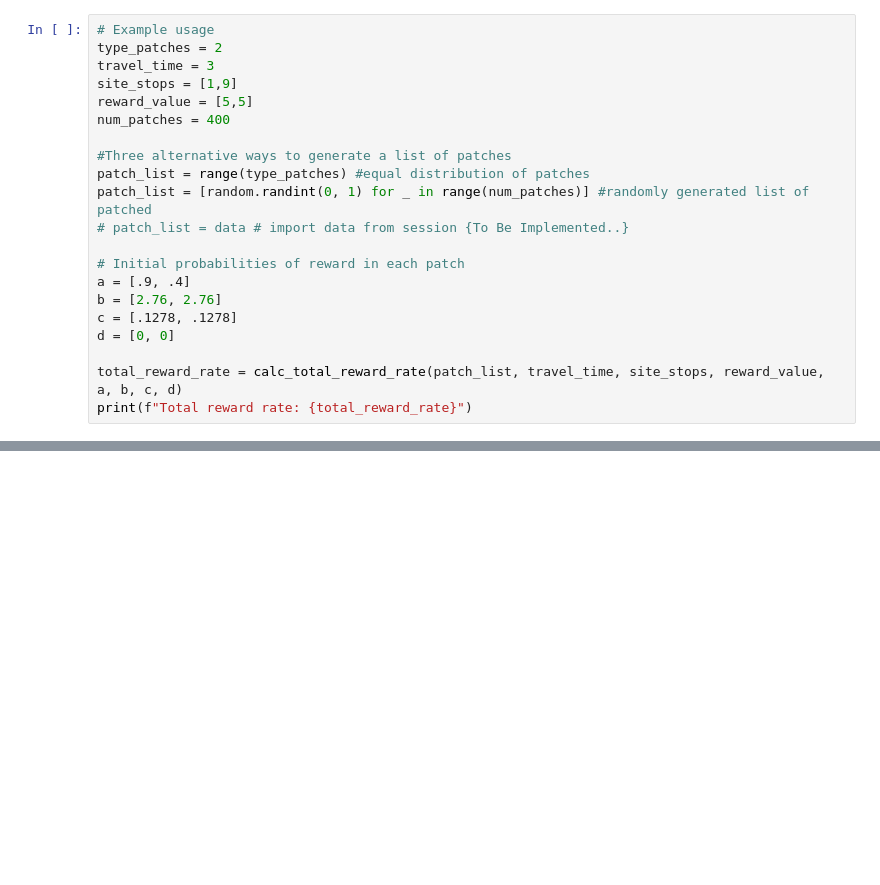
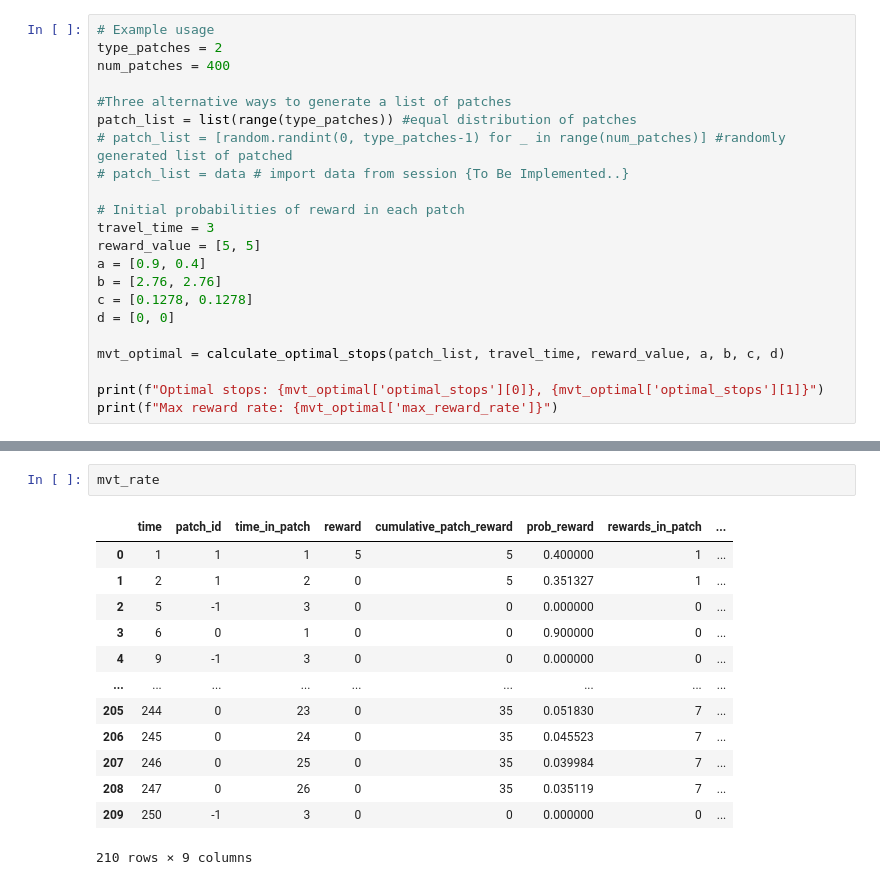
Before and after one commit to lauradriscoll/foraging-strategies, a Jupyter notebook: code/diff_strategies.ipynb, the cells around one changed output, grey strips where cells are left out. Drawn from its saved outputs; the diff is of its cells as text; blank space fills up the shorter version.

```diff
--- a/code/diff_strategies.ipynb
+++ b/code/diff_strategies.ipynb
@@ -11,22 +11,23 @@ from tools import depletion_func, calc_total_reward_rate, moving_window_avg
 # %%
 # Example usage
 type_patches = 2
-travel_time = 3
-site_stops = [1,9]
-reward_value = [5,5]
 num_patches = 400
 
 #Three alternative ways to generate a list of patches
-patch_list = range(type_patches) #equal distribution of patches
-patch_list = [random.randint(0, 1) for _ in range(num_patches)] #randomly generated list of patched
+patch_list = list(range(type_patches)) #equal distribution of patches
+# patch_list = [random.randint(0, type_patches-1) for _ in range(num_patches)] #randomly generated list of patched
 # patch_list = data # import data from session {To Be Implemented..}
 
 # Initial probabilities of reward in each patch
-a = [.9, .4]
+travel_time = 3
+reward_value = [5, 5]
+a = [0.9, 0.4]
 b = [2.76, 2.76]
-c = [.1278, .1278]
+c = [0.1278, 0.1278]
 d = [0, 0]
 
-total_reward_rate = calc_total_reward_rate(patch_list, travel_time, site_stops, reward_value, a, b, c, d)
-print(f"Total reward rate: {total_reward_rate}")
+mvt_optimal = calculate_optimal_stops(patch_list, travel_time, reward_value, a, b, c, d)
+
+print(f"Optimal stops: {mvt_optimal['optimal_stops'][0]}, {mvt_optimal['optimal_stops'][1]}")
+print(f"Max reward rate: {mvt_optimal['max_reward_rate']}")
 # %% [output]
@@ -242,0 +145,16 @@ fixed_failures_data.to_csv('fixed_failures_simulation_data.csv', index=False)
+# %%
+mvt_rate
+# %% [output]
+|  | time | patch_id | time_in_patch | reward | cumulative_patch_reward | prob_reward | rewards_in_patch | ... |
+| 0 | 1 | 1 | 1 | 5 | 5 | 0.400000 | 1 | ... |
+| 1 | 2 | 1 | 2 | 0 | 5 | 0.351327 | 1 | ... |
+| 2 | 5 | -1 | 3 | 0 | 0 | 0.000000 | 0 | ... |
+| 3 | 6 | 0 | 1 | 0 | 0 | 0.900000 | 0 | ... |
+| 4 | 9 | -1 | 3 | 0 | 0 | 0.000000 | 0 | ... |
+| ... | ... | ... | ... | ... | ... | ... | ... | ... |
+| 205 | 244 | 0 | 23 | 0 | 35 | 0.051830 | 7 | ... |
+| 206 | 245 | 0 | 24 | 0 | 35 | 0.045523 | 7 | ... |
+| 207 | 246 | 0 | 25 | 0 | 35 | 0.039984 | 7 | ... |
+| 208 | 247 | 0 | 26 | 0 | 35 | 0.035119 | 7 | ... |
+| 209 | 250 | -1 | 3 | 0 | 0 | 0.000000 | 0 | ... |
+210 rows × 9 columns
```
Also changed, not shown: parts of 9 cells of this notebook, 7 other files.
